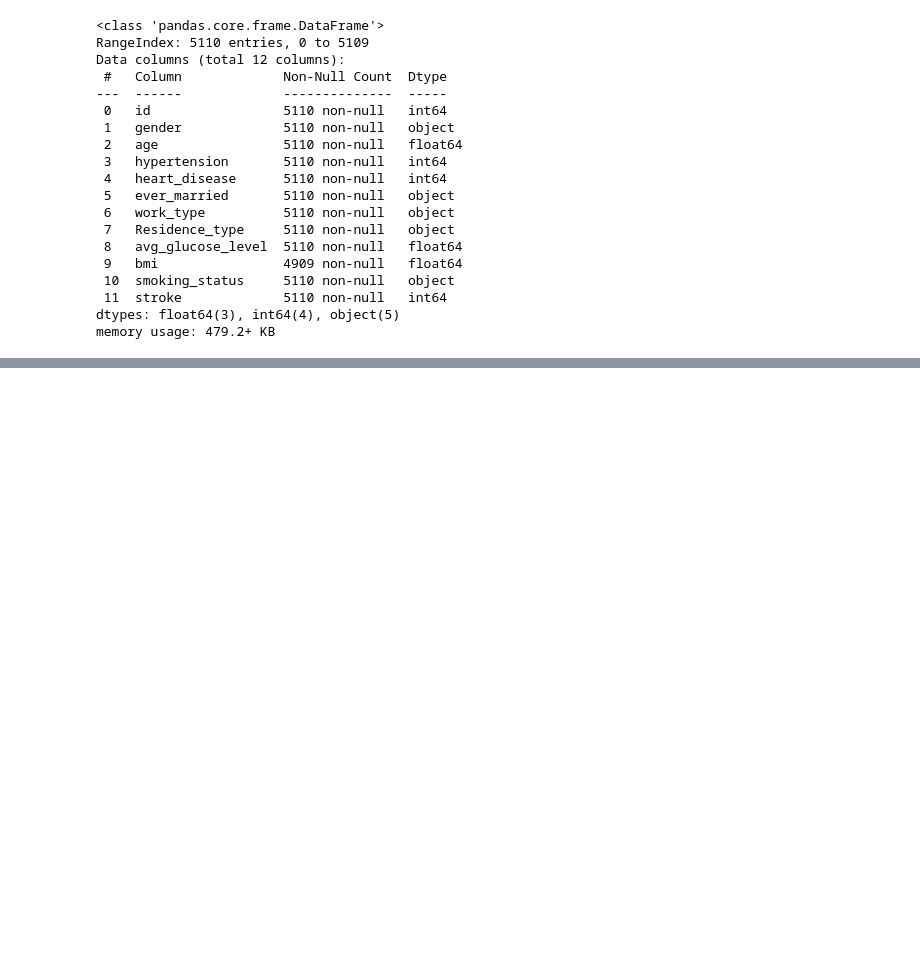
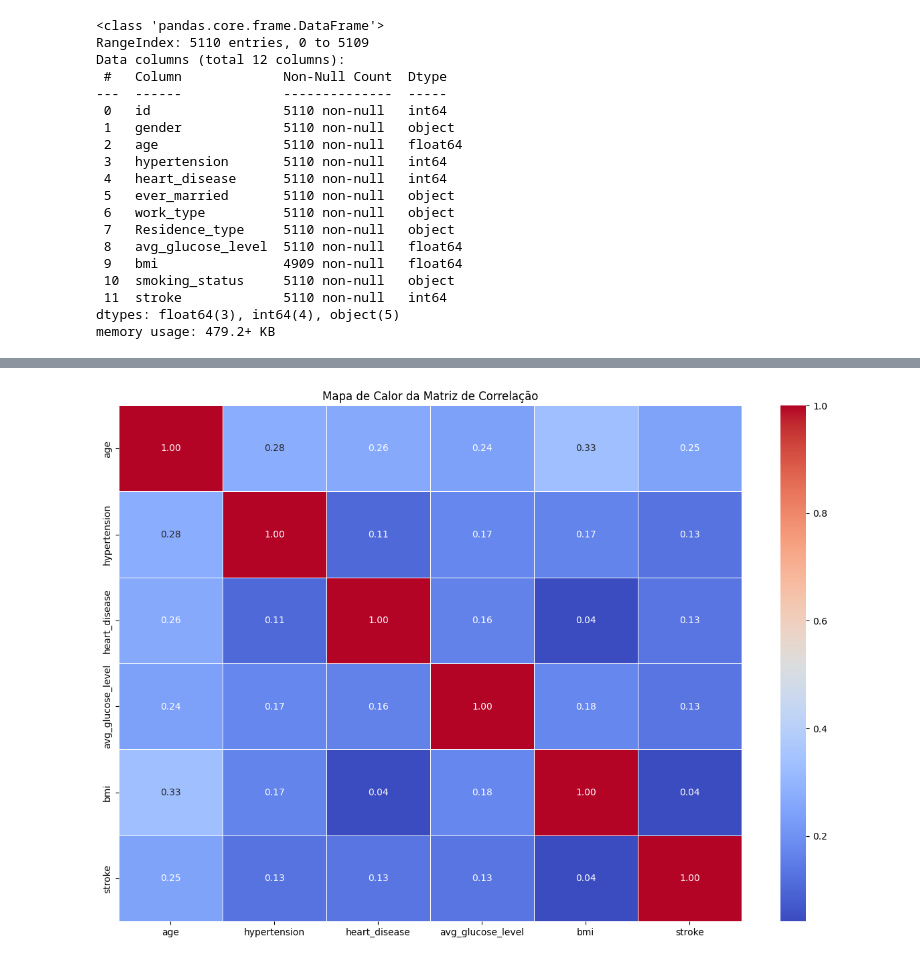
Before and after one commit to narcisocabraljr/Tech_Challenge_1, a Jupyter notebook: Tech_Challenge_1.ipynb, the cells around one changed output, grey strips where cells are left out. Drawn from its saved outputs; the diff is of its cells as text; code cells hidden in the pictures; blank space fills up the shorter version.

```diff
--- a/Tech_Challenge_1.ipynb
+++ b/Tech_Challenge_1.ipynb
@@ -45,0 +97,8 @@ memory usage: 479.2+ KB
+# %%
+# Selecionar apenas as colunas numéricas para o cálculo da correlação
+numeric_df = graf.select_dtypes(include=['number'])
+
+# Calcular a matriz de correlação
+correlation_matrix = numeric_df.corr()
+print("Matriz de Correlação das colunas numéricas:")
+print(correlation_matrix)
@@ -45,0 +122,8 @@ memory usage: 479.2+ KB
+# %%
+# Visualizar a matriz de correlação com um heatmap
+plt.figure(figsize=(15, 10))
+sb.heatmap(correlation_matrix, annot=True, cmap='coolwarm', fmt=".2f", linewidths=.5)
+plt.title('Mapa de Calor da Matriz de Correlação')
+plt.show()
+# %% [output]
+[figure, added]
```
Also changed, not shown: parts of 11 cells of this notebook.
